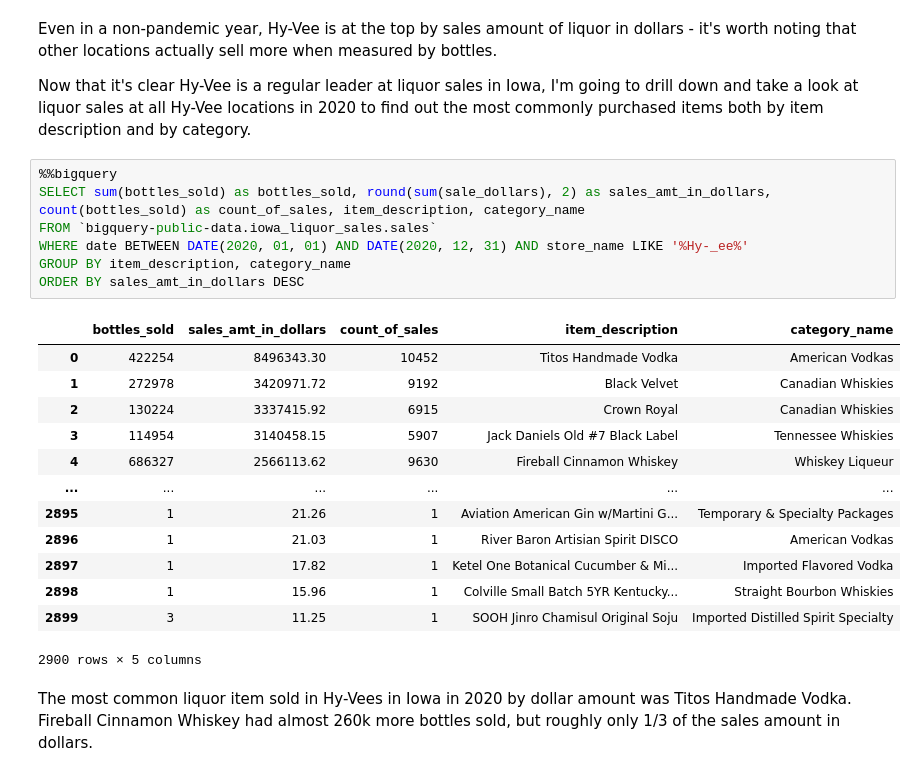
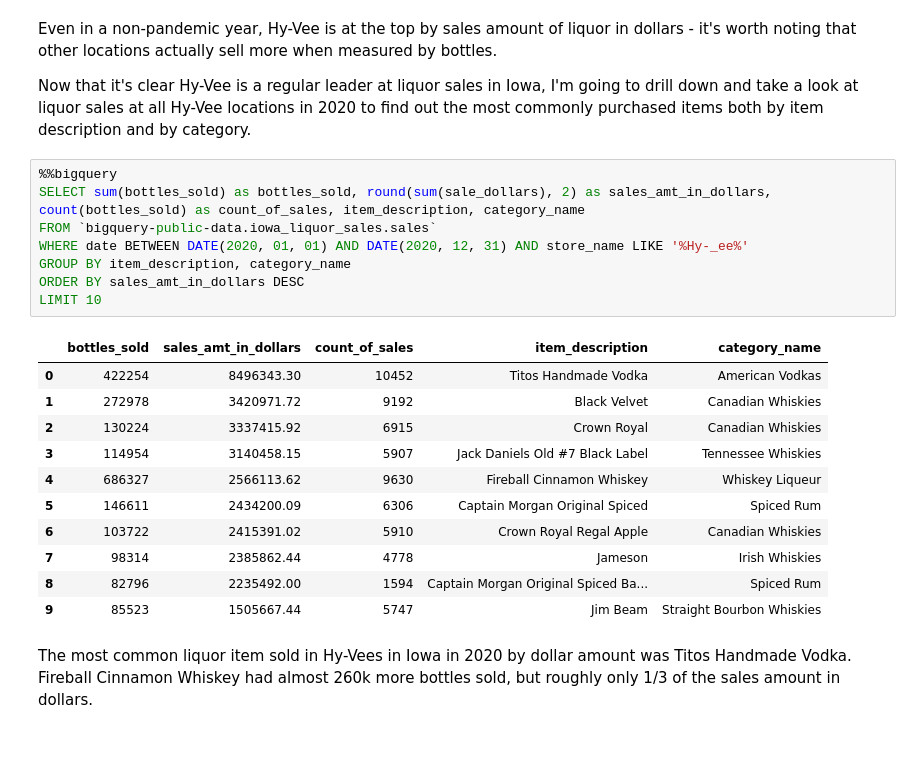
Before and after one commit to JSchoonmaker/Retail_sales_forecast, a Jupyter notebook: liquor_sales.ipynb, the cells around one changed output. Drawn from its saved outputs; the diff is of its cells as text; blank space fills up the shorter version.

```diff
--- a/liquor_sales.ipynb
+++ b/liquor_sales.ipynb
@@ -111,24 +111,23 @@ Now that it's clear Hy-Vee is a regular leader at liquor sales in Iowa, I'm goin
 # %%
 %%bigquery
 SELECT sum(bottles_sold) as bottles_sold, round(sum(sale_dollars), 2) as sales_amt_in_dollars, count(bottles_sold) as count_of_sales, item_description, category_name
 FROM `bigquery-public-data.iowa_liquor_sales.sales`
 WHERE date BETWEEN DATE(2020, 01, 01) AND DATE(2020, 12, 31) AND store_name LIKE '%Hy-_ee%'
 GROUP BY item_description, category_name
 ORDER BY sales_amt_in_dollars DESC
+LIMIT 10
 # %% [output]
 |  | bottles_sold | sales_amt_in_dollars | count_of_sales | item_description | category_name |
 | 0 | 422254 | 8496343.30 | 10452 | Titos Handmade Vodka | American Vodkas |
 | 1 | 272978 | 3420971.72 | 9192 | Black Velvet | Canadian Whiskies |
 | 2 | 130224 | 3337415.92 | 6915 | Crown Royal | Canadian Whiskies |
 | 3 | 114954 | 3140458.15 | 5907 | Jack Daniels Old #7 Black Label | Tennessee Whiskies |
 | 4 | 686327 | 2566113.62 | 9630 | Fireball Cinnamon Whiskey | Whiskey Liqueur |
-| ... | ... | ... | ... | ... | ... |
-| 2895 | 1 | 21.26 | 1 | Aviation American Gin w/Martini G... | Temporary & Specialty Packages |
-| 2896 | 1 | 21.03 | 1 | River Baron Artisian Spirit DISCO | American Vodkas |
-| 2897 | 1 | 17.82 | 1 | Ketel One Botanical Cucumber & Mi... | Imported Flavored Vodka |
-| 2898 | 1 | 15.96 | 1 | Colville Small Batch 5YR Kentucky... | Straight Bourbon Whiskies |
-| 2899 | 3 | 11.25 | 1 | SOOH Jinro Chamisul Original Soju | Imported Distilled Spirit Specialty |
+| 5 | 146611 | 2434200.09 | 6306 | Captain Morgan Original Spiced | Spiced Rum |
+| 6 | 103722 | 2415391.02 | 5910 | Crown Royal Regal Apple | Canadian Whiskies |
+| 7 | 98314 | 2385862.44 | 4778 | Jameson | Irish Whiskies |
+| 8 | 82796 | 2235492.00 | 1594 | Captain Morgan Original Spiced Ba... | Spiced Rum |
+| 9 | 85523 | 1505667.44 | 5747 | Jim Beam | Straight Bourbon Whiskies |
-2900 rows × 5 columns
 # %% [markdown]
 The most common liquor item sold in Hy-Vees in Iowa in 2020 by dollar amount was Titos Handmade Vodka. Fireball Cinnamon Whiskey had almost 260k more bottles sold, but roughly only 1/3 of the sales amount in dollars.
 # %%
```
Also changed, not shown: parts of 4 cells of this notebook.
